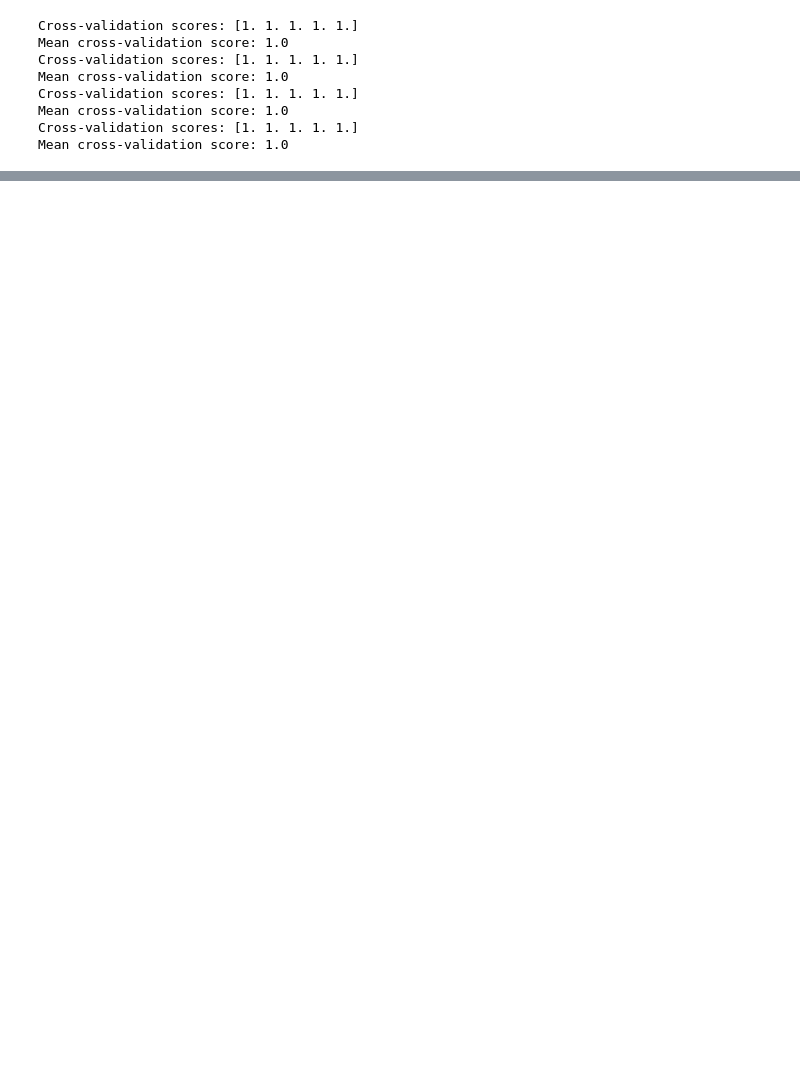
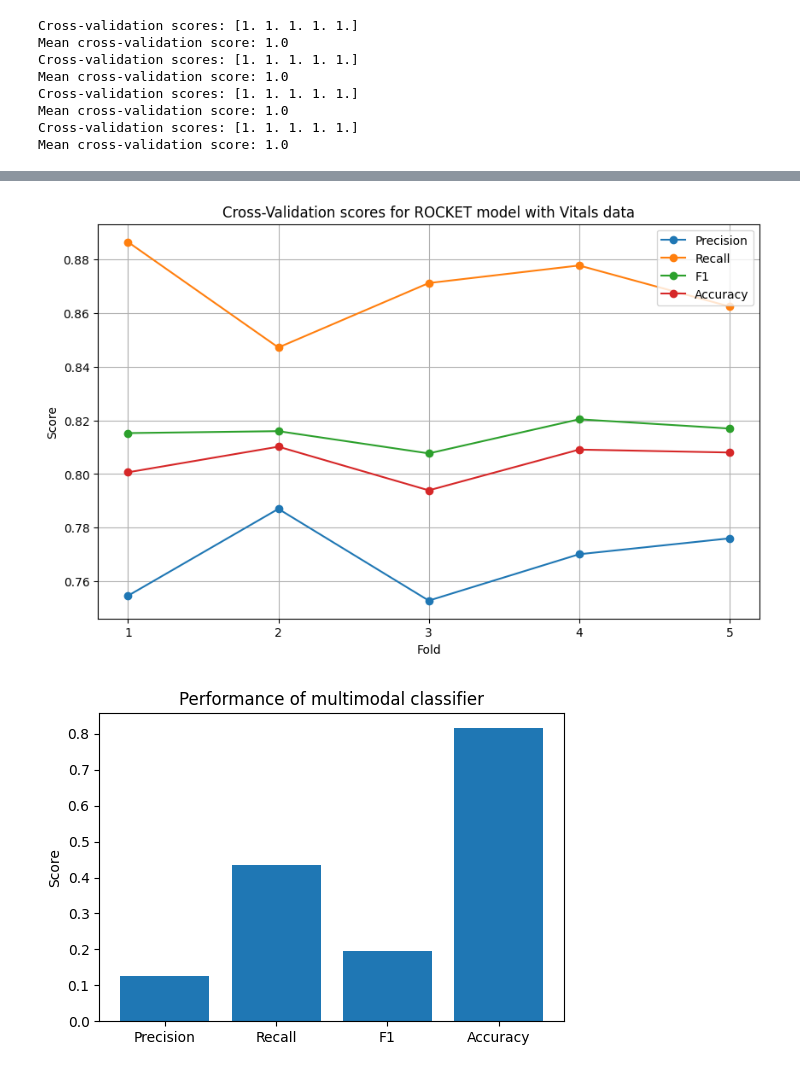
Before and after one commit to navikannur/CKD_Multimodal_Thesis, a Jupyter notebook: Thesis_Main_trials.ipynb, the cells around one changed output, grey strips where cells are left out. Cells and saved outputs as stored; diff of their text form; code cells hidden in the pictures; blank space fills up the shorter version.

```diff
--- a/Thesis_Main_trials.ipynb
+++ b/Thesis_Main_trials.ipynb
@@ -2316,0 +2703,58 @@ Accuracy: 0.8121693121693122
+# %%
+import matplotlib.pyplot as plt
+
+# Cross-validation scores
+#cv_precision = [0.79508197, 0.79,       0.78937008, 0.79671458, 0.79041916]
+#cv_recall    = [0.84164859, 0.85683297, 0.87173913, 0.84347826, 0.86086957]
+#cv_f1        = [0.81770285, 0.82206035, 0.8285124,  0.81942978, 0.82414152]
+#cv_accuracy  = [0.81256771, 0.81453362, 0.81995662, 0.81453362, 0.81670282]
+cv_precision = [0.75464684, 0.78701826, 0.75283019, 0.77011494, 0.77603143]
+#[0.79101562, 0.79961089, 0.81595092, 0.77799228, 0.81419624]
+cv_recall    = [0.88646288, 0.84716157, 0.87117904, 0.87772926, 0.86244541]
+#[0.94186047, 0.93735499, 0.92790698, 0.9372093, 0.90697674]
+cv_f1        = [0.81526104, 0.81598318, 0.80769231, 0.82040816, 0.81695967]
+#[0.85683761, 0.8688172, 0.86975242, 0.85021097, 0.85714286]
+cv_accuracy  = [0.80065005, 0.81019523, 0.79392625, 0.80911063, 0.80802603]
+#[0.8466899, 0.8583043, 0.85930233, 0.83488372, 0.85]
+
+#############################
+#test_precision = 0.8006279434850864
+#test_recall = 0.8793103448275862
+#test_f1 = 0.838126540673788
+#test_accuracy = 0.8291413703382481
+#############################
+#test_precision = 0.11475409836065574
+#test_recall    = 0.5384615384615384
+#test_f1        = 0.1891891891891892
+#test_accuracy  = 0.7619047619047619
+#############################
+test_precision = 0.12686567164179105
+test_recall    = 0.4358974358974359
+test_f1        = 0.19653179190751444
+test_accuracy  = 0.8161375661375662
+
+# Plotting the cross-validation scores
+plt.figure(figsize=(10, 6))
+plt.plot(range(1, 6), cv_precision, marker='o', label='Precision')
+plt.plot(range(1, 6), cv_recall, marker='o', label='Recall')
+plt.plot(range(1, 6), cv_f1, marker='o', label='F1')
+plt.plot(range(1, 6), cv_accuracy, marker='o', label='Accuracy')
+plt.xlabel('Fold')
+plt.ylabel('Score')
+plt.title('Cross-Validation scores for ROCKET model with Vitals data')
+plt.xticks(range(1, 6))
+plt.legend()
+plt.grid(True)
+plt.show()
+
+# Plotting the test scores
+plt.figure(figsize=(6, 4))
+scores = [test_precision, test_recall, test_f1, test_accuracy]
+labels = ['Precision', 'Recall', 'F1', 'Accuracy']
+plt.bar(labels, scores)
+plt.ylabel('Score')
+plt.title('Performance of multimodal classifier')
+plt.show()
+# %% [output]
+[figure, added]
+[figure, added]
```
Also changed, not shown: parts of 73 cells of this notebook.
